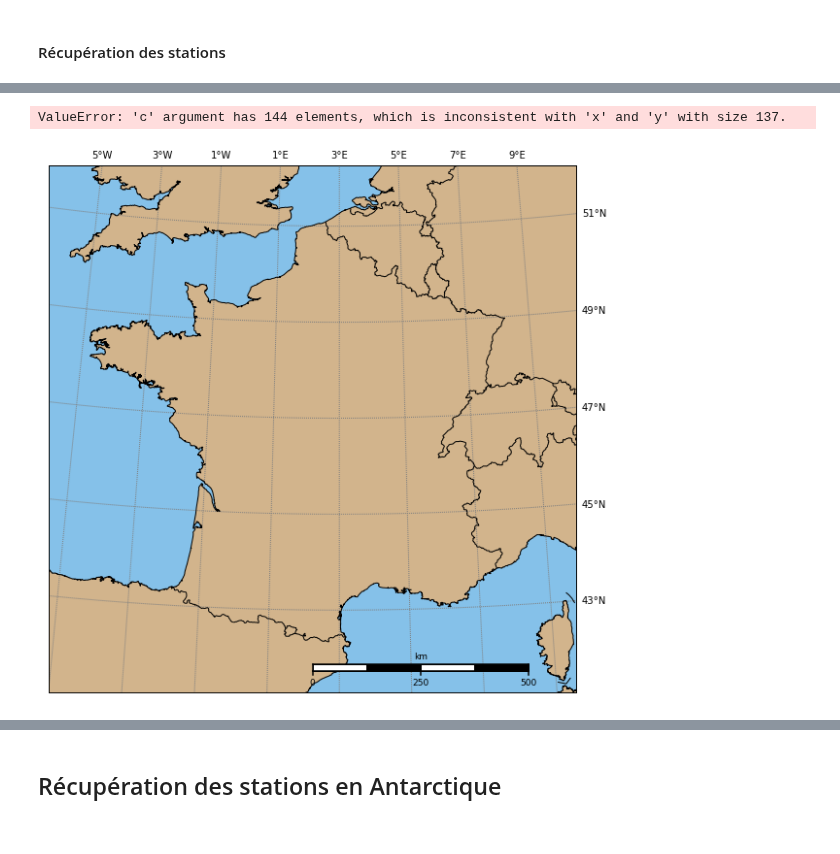
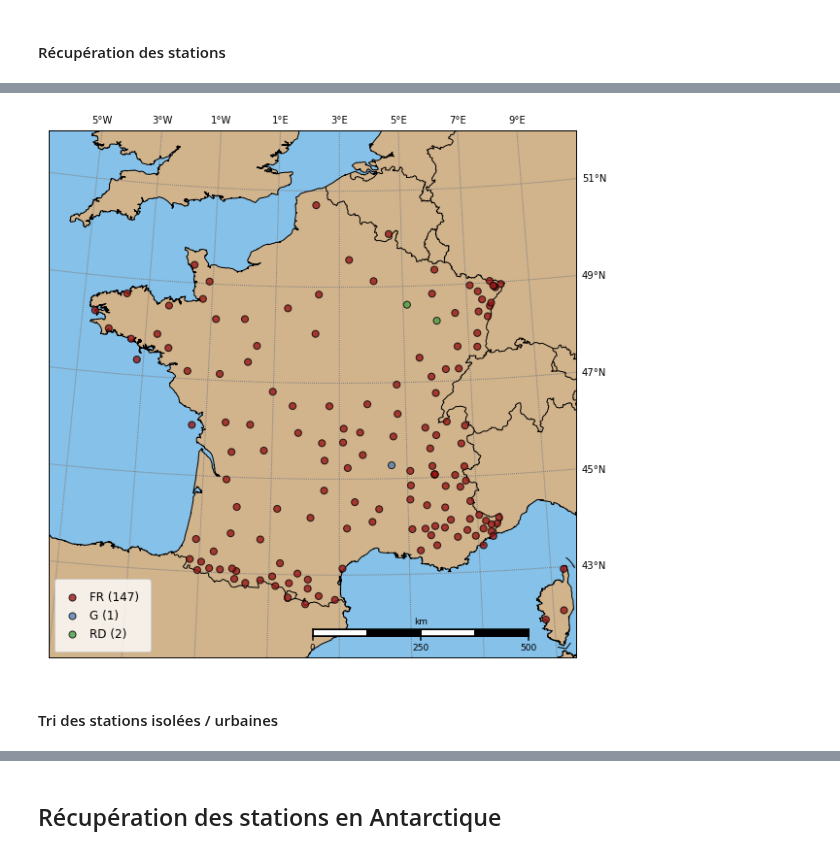
Before and after one commit to FlavienMattern/seismic-noise, a Jupyter notebook: get_stations.ipynb, the cells around one changed output, grey strips where cells are left out. Saved outputs shown, nothing was run; the diff lists cells and outputs as text; code cells hidden in the pictures.

Commit message:
Amélioration du choix des stations

```diff
--- a/get_stations.ipynb
+++ b/get_stations.ipynb
@@ -16,14 +14,14 @@ from obspy.clients.fdsn.client import FDSNNoDataException
 ## Récupération des stations du territoire métropolitain
 # %%
 client = Client("RESIF")
-tStart = "2020-02-15"
+tStart = "2020-01-01"
 tEnd = "2021-07-31"
 load_stations = True
 st_file = "DATA/st_metadata/stations_fr.xml"
 st_availability = "DATA/st_metadata/stations_fr_availability.csv"
 network = "FR,G,RD"
 channel = "HHZ"
-percent_keep = 0.75
+percent_keep = 0.5
 # %% [markdown]
 #### Récupération des disponibilités via le constructeur de requêtes availability
 # %%
@@ -129,13 +127,15 @@ Inventory created at 2021-08-18T22:56:22.000000Z
 # Récupération des informations
 lat = [ inventory.networks[j].stations[i].latitude for j in range(len(inventory.networks)) for i in range(len(inventory.networks[j].stations)) ]
 lon = [ inventory.networks[j].stations[i].longitude for j in range(len(inventory.networks)) for i in range(len(inventory.networks[j].stations)) ]
+code = list()
+for j in range(len(inventory.networks)):
+    for i in range(len(inventory.networks[j].stations)):
+        station_name = "{}.{}.{}.{}".format(inventory.networks[j].code,
+                                            inventory.networks[j].stations[i].code,
+                                            inventory.networks[j].stations[i].channels[0].location_code,
+                                            inventory.networks[j].stations[i].channels[0].code)
+        code = np.append(code, station_name)
 
-code = inventory.get_contents()["channels"]
-code_unique = []
-for x in code:
-    if x not in code_unique:
-        code_unique.append(x)
-code = code_unique
 network = [ code_name.split(".")[0] for code_name in code ]
 colors = list();
 for code_name in code:
@@ -169,32 +169,33 @@ meridians = np.arange(lonmin, lonmax,2.)
 m.drawparallels(parallels,labels=[False,True,True,False], color="gray", zorder=1, linewidth=1)
 m.drawmeridians(meridians,labels=[False,True,True,False], color="gray", zorder=1, linewidth=1)
 m.drawmapboundary(fill_color='#85C1E9')
 m.fillcontinents(color='tan',lake_color='lightblue')
 
 # Positionnement dans les coins
 if   bar_pos==1: a, b, c = -0.35, +1, 95
 elif bar_pos==2: a, b, c =   0.5, -1, 95
 elif bar_pos==3: a, b, c = -0.35, +1, 8
 else           : a, b, c =  0.36, -1, 7
 
 lat_pos = np.linspace(latmin, latmax, 100)[c]
 lon_pos = a*abs(lonmax-lonmin) + b*bar_width/111.0/2.0 + 4.2e-2*lat_pos
 m.drawmapscale(lon_pos, lat_pos, lon_pos, lat_pos, bar_width, barstyle='fancy', zorder=100, yoffset=1500*abs(latmax-latmin))
 
 lon, lat  = m(lon, lat)
 m.scatter(lon, lat, s=50, marker="o", zorder=20, edgecolors='black', color=colors, alpha=0.8)
 
 # Affichage de la légende
 l1 = plt.scatter([],[], s=50, edgecolors='black', alpha=0.8, color="#991818")
 l2 = plt.scatter([],[], s=50, edgecolors='black', alpha=0.8, color="#537FB4")
 l3 = plt.scatter([],[], s=50, edgecolors='black', alpha=0.8, color="#499E42")
 
 labels = ["FR ({})".format(len(inventory.networks[0])),
           "G ({})".format(len(inventory.networks[1])),
           "RD ({})".format(len(inventory.networks[2]))]
 
 leg = plt.legend([l1, l2, l3], labels, ncol=1, frameon=True, fontsize=12,
                  handlelength=1, loc=3, borderpad = 1, handletextpad=1,scatterpoints = 1)
 # %% [output]
-ValueError: 'c' argument has 144 elements, which is inconsistent with 'x' and 'y' with size 137.
-[figure, old version]
+[figure, new version]
+# %% [markdown]
+#### Tri des stations isolées / urbaines
```
Also changed, not shown: parts of 6 cells of this notebook, 2 other files.
